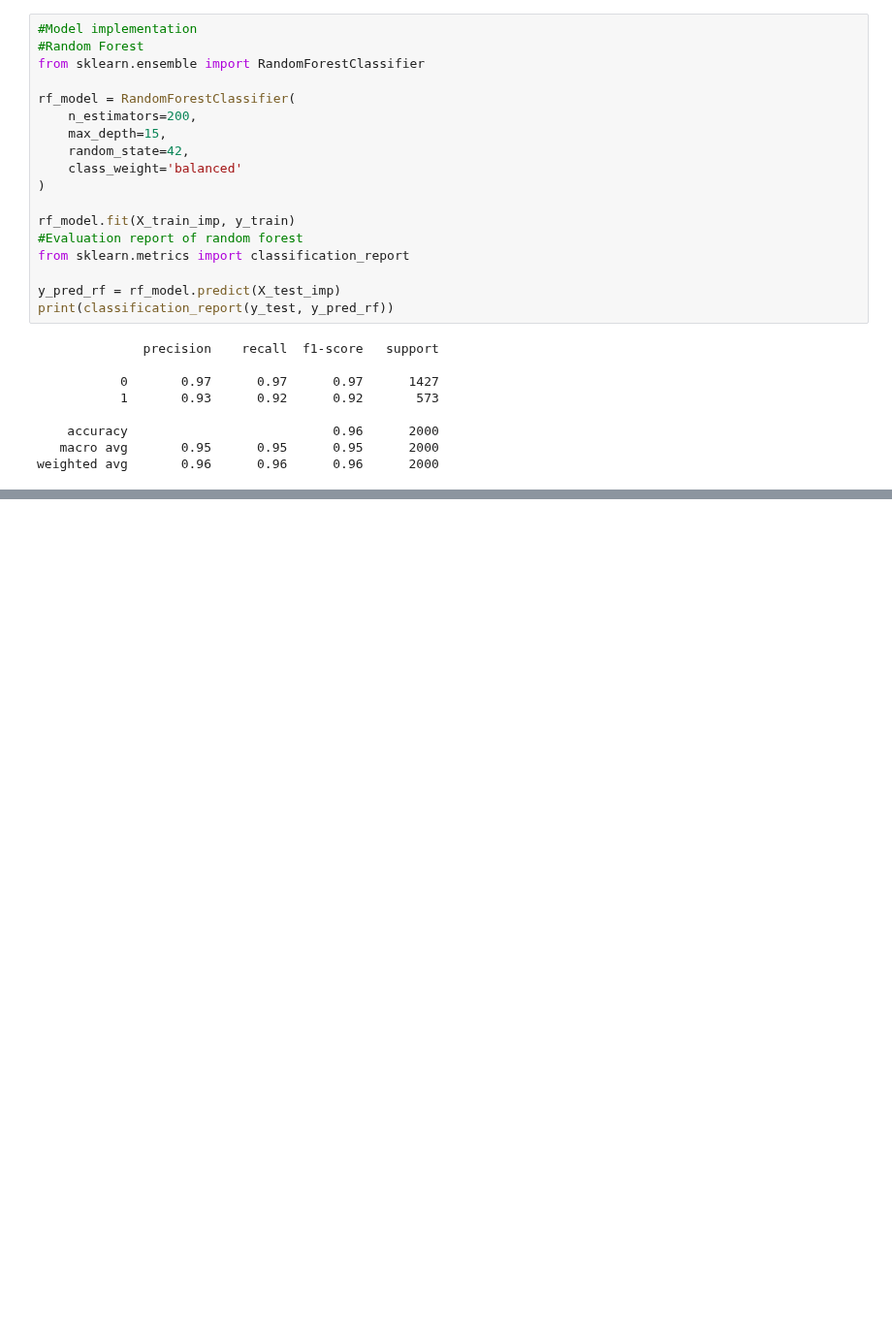
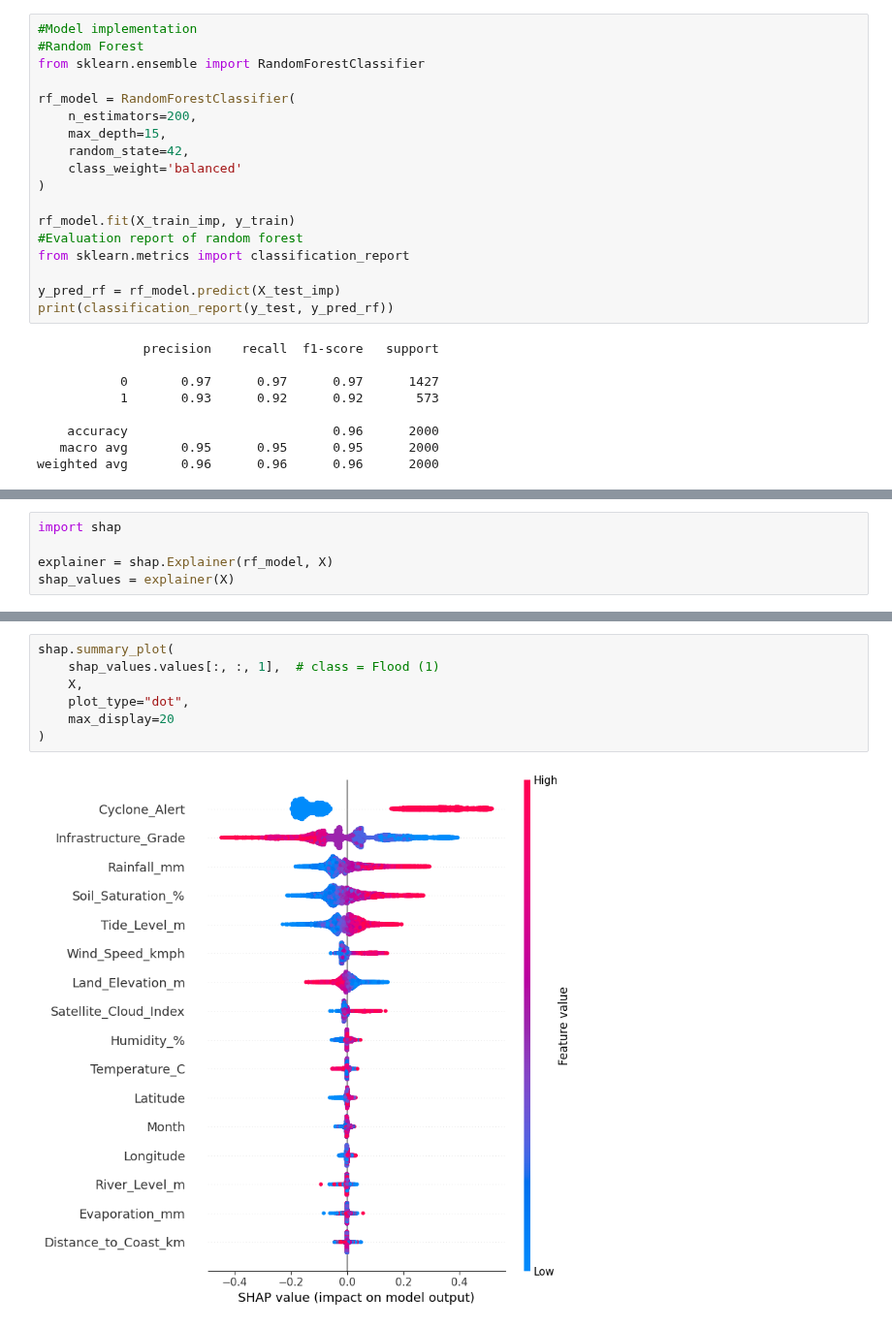
Before and after one commit to Shelly10-10/flood_prediction, a Jupyter notebook: disaster.ipynb, the cells around one changed output, grey strips where cells are left out. Shown at 97% size. Saved outputs shown, nothing was run; the diff lists cells and outputs as text; blank space fills up the shorter version.

```diff
--- a/disaster.ipynb
+++ b/disaster.ipynb
@@ -132,0 +105,5 @@ shap.summary_plot(
+# %%
+import shap
+
+explainer = shap.Explainer(rf_model, X)
+shap_values = explainer(X)
@@ -132,0 +118,9 @@ shap.summary_plot(
+# %%
+shap.summary_plot(
+    shap_values.values[:, :, 1],  # class = Flood (1)
+    X,
+    plot_type="dot",
+    max_display=20
+)
+# %% [output]
+[figure, added]
```
Also changed, not shown: parts of 7 cells of this notebook.
